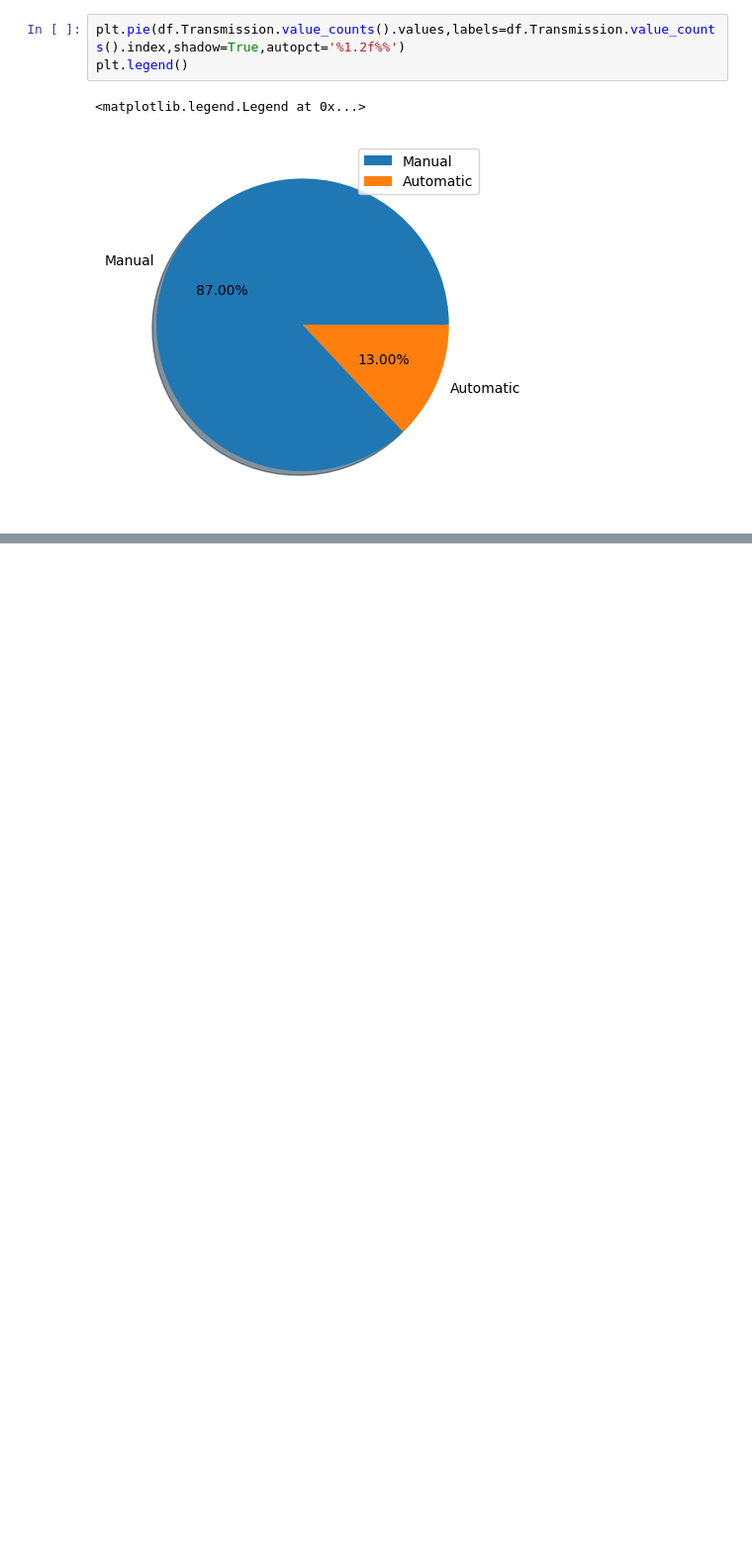
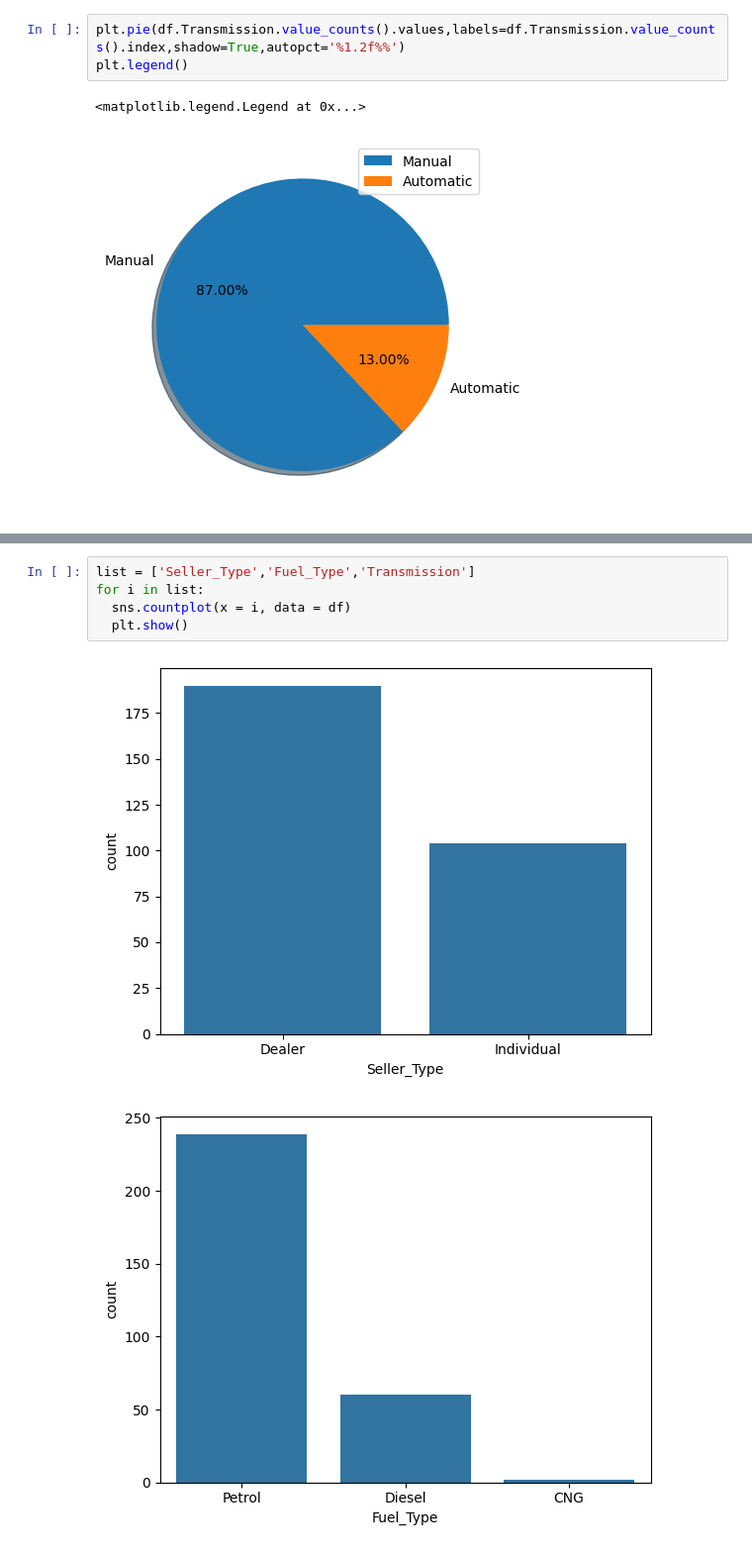
Before and after one commit to chetankhairnar05/Colab, a Jupyter notebook: class1.ipynb, the cells around one changed output, grey strips where cells are left out. Shown at 99% size. Drawn from its saved outputs; the diff is of its cells as text; blank space fills up the shorter version.

```diff
--- a/class1.ipynb
+++ b/class1.ipynb
@@ -275,0 +281,8 @@ plt.legend()
+# %%
+list = ['Seller_Type','Fuel_Type','Transmission']
+for i in list:
+  sns.countplot(x = i, data = df)
+  plt.show()
+# %% [output]
+[figure, added]
+[figure, added]
```
Also changed, not shown: parts of 40 cells of this notebook.
